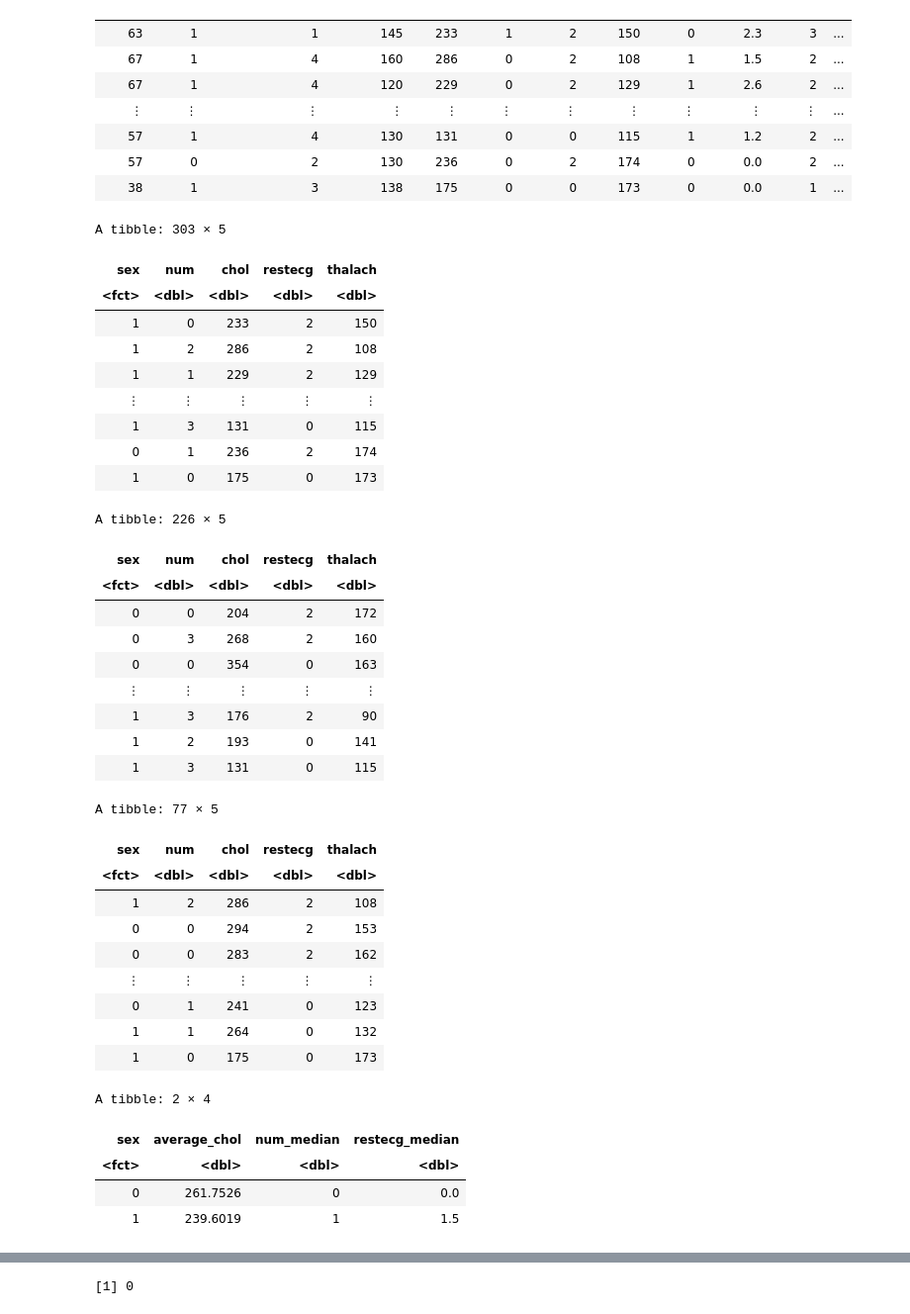
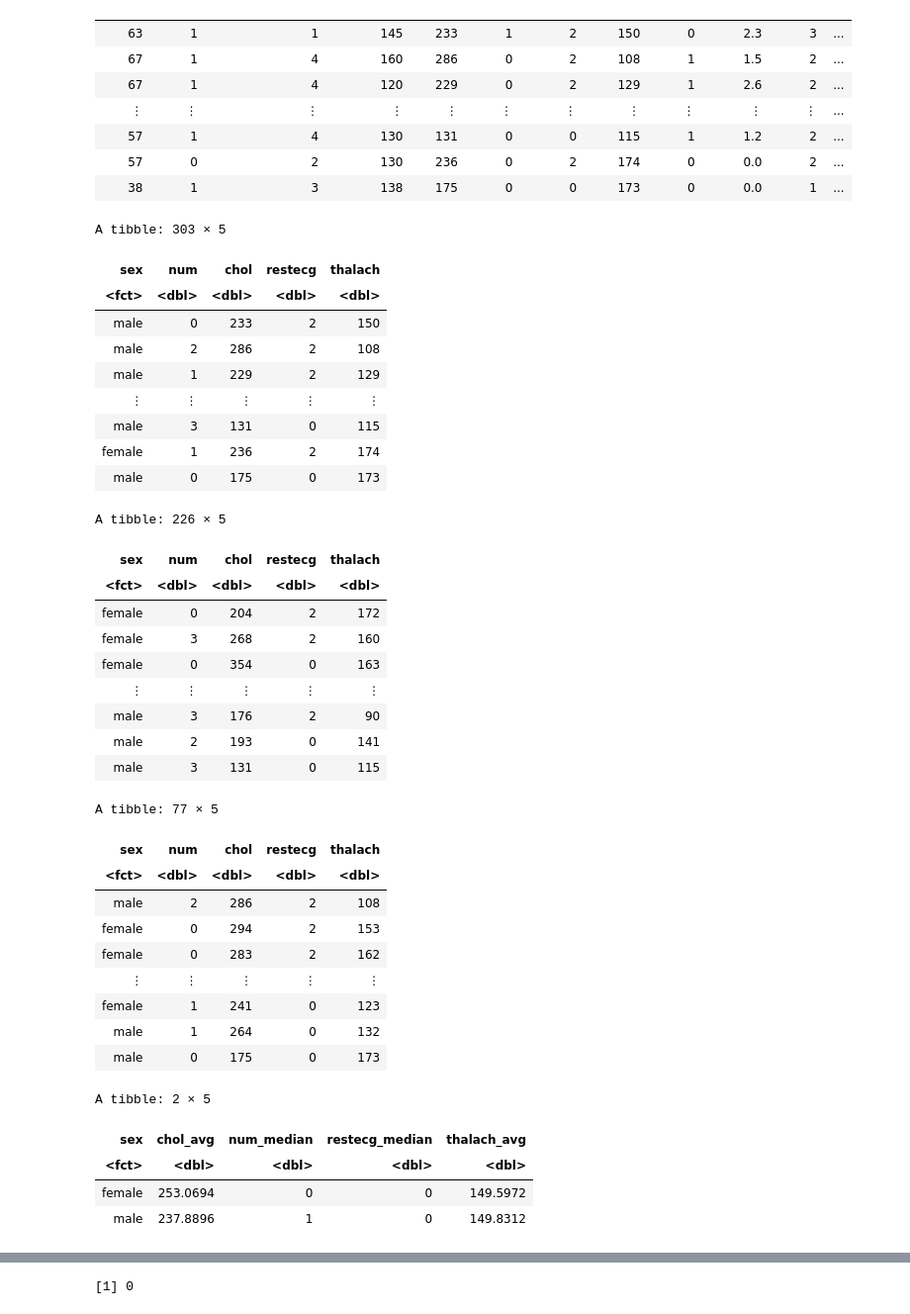
Before and after one commit to victoriachoi7/group-4-dsci, a Jupyter notebook: GroupProposal.ipynb, the cells around one changed output, grey strips where cells are left out. Shown at 99% size. Cells and saved outputs as stored; diff of their text form; code cells hidden in the pictures.

```diff
--- a/GroupProposal.ipynb
+++ b/GroupProposal.ipynb
@@ -43,19 +43,20 @@ A spec_tbl_df: 303 × 14
 # %%
 cleveland_wrangled <-cleveland_data|>
             select("sex", "num", "chol", "restecg", "thalach")|>
-            mutate(sex = as_factor(sex))
+            mutate(sex = as_factor(sex)) |>
+            mutate(sex = fct_recode(sex, "female" = "0", "male" = "1"))
 cleveland_wrangled
 # %% [output]
 A tibble: 303 × 5
 | sex | num | chol | restecg | thalach |
 | <fct> | <dbl> | <dbl> | <dbl> | <dbl> |
-| 1 | 0 | 233 | 2 | 150 |
-| 1 | 2 | 286 | 2 | 108 |
-| 1 | 1 | 229 | 2 | 129 |
+| male | 0 | 233 | 2 | 150 |
+| male | 2 | 286 | 2 | 108 |
+| male | 1 | 229 | 2 | 129 |
 | ⋮ | ⋮ | ⋮ | ⋮ | ⋮ |
-| 1 | 3 | 131 | 0 | 115 |
-| 0 | 1 | 236 | 2 | 174 |
-| 1 | 0 | 175 | 0 | 173 |
+| male | 3 | 131 | 0 | 115 |
+| female | 1 | 236 | 2 | 174 |
+| male | 0 | 175 | 0 | 173 |
 # %%
 set.seed(12345)
 cleveland_split <- initial_split(cleveland_wrangled, prop = 0.75, strata = sex)
@@ -67,33 +68,32 @@ cleveland_testing
 A tibble: 226 × 5
 | sex | num | chol | restecg | thalach |
 | <fct> | <dbl> | <dbl> | <dbl> | <dbl> |
-| 0 | 0 | 204 | 2 | 172 |
-| 0 | 3 | 268 | 2 | 160 |
-| 0 | 0 | 354 | 0 | 163 |
+| female | 0 | 204 | 2 | 172 |
+| female | 3 | 268 | 2 | 160 |
+| female | 0 | 354 | 0 | 163 |
 | ⋮ | ⋮ | ⋮ | ⋮ | ⋮ |
-| 1 | 3 | 176 | 2 | 90 |
-| 1 | 2 | 193 | 0 | 141 |
-| 1 | 3 | 131 | 0 | 115 |
+| male | 3 | 176 | 2 | 90 |
+| male | 2 | 193 | 0 | 141 |
+| male | 3 | 131 | 0 | 115 |
 A tibble: 77 × 5
 | sex | num | chol | restecg | thalach |
 | <fct> | <dbl> | <dbl> | <dbl> | <dbl> |
-| 1 | 2 | 286 | 2 | 108 |
-| 0 | 0 | 294 | 2 | 153 |
-| 0 | 0 | 283 | 2 | 162 |
+| male | 2 | 286 | 2 | 108 |
+| female | 0 | 294 | 2 | 153 |
+| female | 0 | 283 | 2 | 162 |
 | ⋮ | ⋮ | ⋮ | ⋮ | ⋮ |
-| 0 | 1 | 241 | 0 | 123 |
-| 1 | 1 | 264 | 0 | 132 |
-| 1 | 0 | 175 | 0 | 173 |
+| female | 1 | 241 | 0 | 123 |
+| male | 1 | 264 | 0 | 132 |
+| male | 0 | 175 | 0 | 173 |
 # %%
-cleveland_sum <- cleveland_wrangled |>
+cleveland_sum <- cleveland_training |>
         group_by(sex)|>
-        summarize(average_chol = mean(chol), num_median = median(num), restecg_median = median(restecg))
+        summarize(chol_avg = mean(chol), num_median = median(num), restecg_median = median(restecg), thalach_avg = mean(thalach))
 cleveland_sum
-#was trying to find out how to get the averages for each obs but realized that the disease can't really have a decimal value?
 # %% [output]
-A tibble: 2 × 4
+A tibble: 2 × 5
-| sex | average_chol | num_median | restecg_median |
-| <fct> | <dbl> | <dbl> | <dbl> |
-| 0 | 261.7526 | 0 | 0.0 |
-| 1 | 239.6019 | 1 | 1.5 |
+| sex | chol_avg | num_median | restecg_median | thalach_avg |
+| <fct> | <dbl> | <dbl> | <dbl> | <dbl> |
+| female | 253.0694 | 0 | 0 | 149.5972 |
+| male | 237.8896 | 1 | 0 | 149.8312 |
 # %%
```
Also changed, not shown: parts of 3 cells of this notebook.
